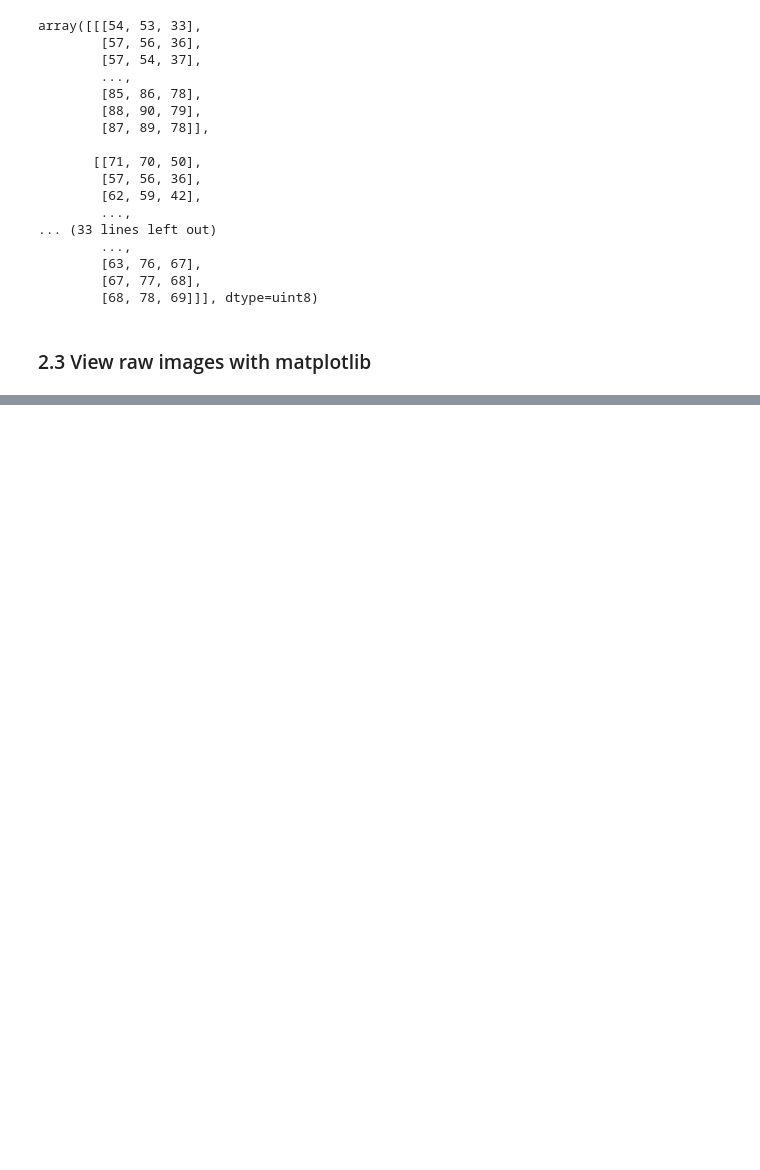
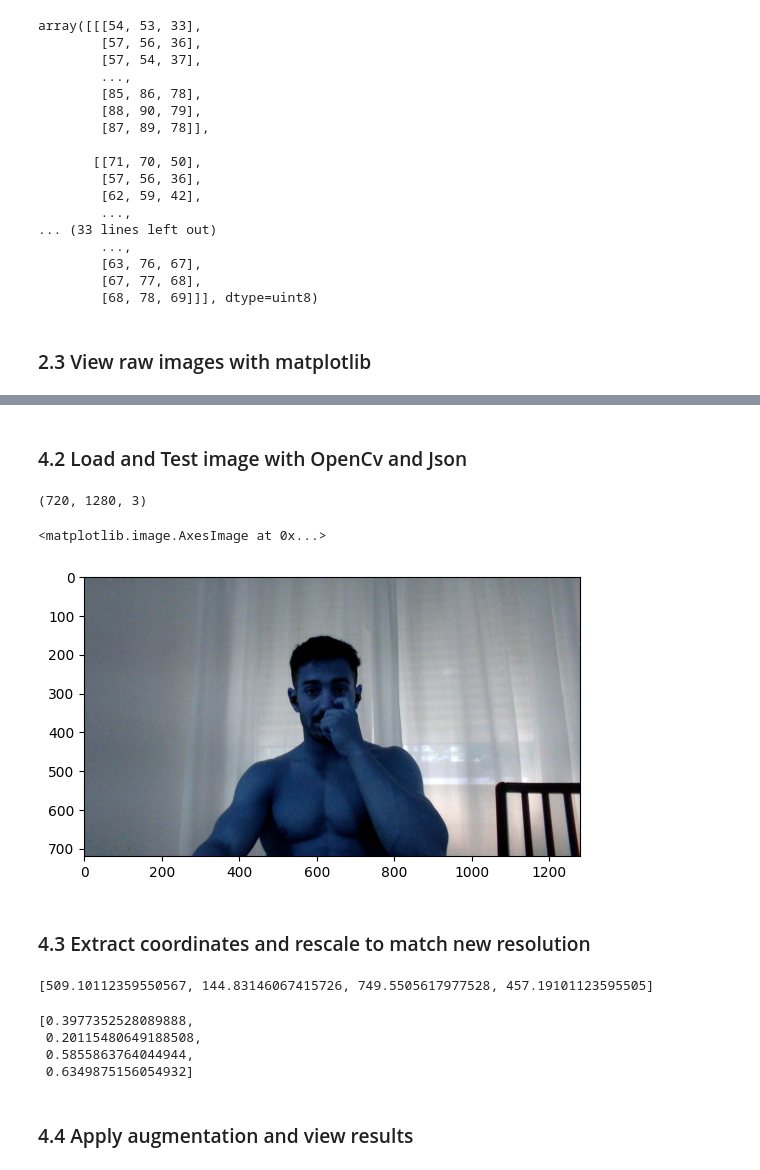
Before and after one commit to t-monaco/deep_object_detection-AI, a Jupyter notebook: notebooks/object_detection.ipynb, the cells around one changed output, grey strips where cells are left out. Drawn from its saved outputs; the diff is of its cells as text; code cells hidden in the pictures; blank space fills up the shorter version.

Commit message:
partition data and apply augmentation

```diff
--- a/notebooks/object_detection.ipynb
+++ b/notebooks/object_detection.ipynb
@@ -30,7 +30,8 @@ import time
 import uuid
 import cv2
 # %%
-IMAGES_PATH = os.path.join('../data', 'images')
+DATA_PATH = '../data'
+IMAGES_PATH = os.path.join(DATA_PATH, 'images')
 number_images = 30
 # %%
 cap = cv2.VideoCapture(0)
@@ -133,0 +179,4 @@ plt.show
+# %% [markdown]
+### 4.2 Load and Test image with OpenCv and Json
+# %%
+img = cv2.imread(os.path.join(DATA_PATH, 'train', 'images', '8b2fe02a-36dc-11ee-9697-38f9d330045e.jpg'))
@@ -133,0 +186,11 @@ plt.show
+# %%
+img.shape
+# %% [output]
+(720, 1280, 3)
+# %%
+plt.imshow(img)
+# %% [output]
+<matplotlib.image.AxesImage at 0x...>
+[figure, added]
+# %% [markdown]
+### 4.3 Extract coordinates and rescale to match new resolution
@@ -133,0 +203,4 @@ plt.show
+# %%
+coords
+# %% [output]
+[509.10112359550567, 144.83146067415726, 749.5505617977528, 457.19101123595505]
@@ -133,0 +209,9 @@ plt.show
+# %%
+coords
+# %% [output]
+[0.3977352528089888,
+ 0.20115480649188508,
+ 0.5855863764044944,
+ 0.6349875156054932]
+# %% [markdown]
+### 4.4 Apply augmentation and view results
```
Also changed, not shown: parts of 19 cells of this notebook.
